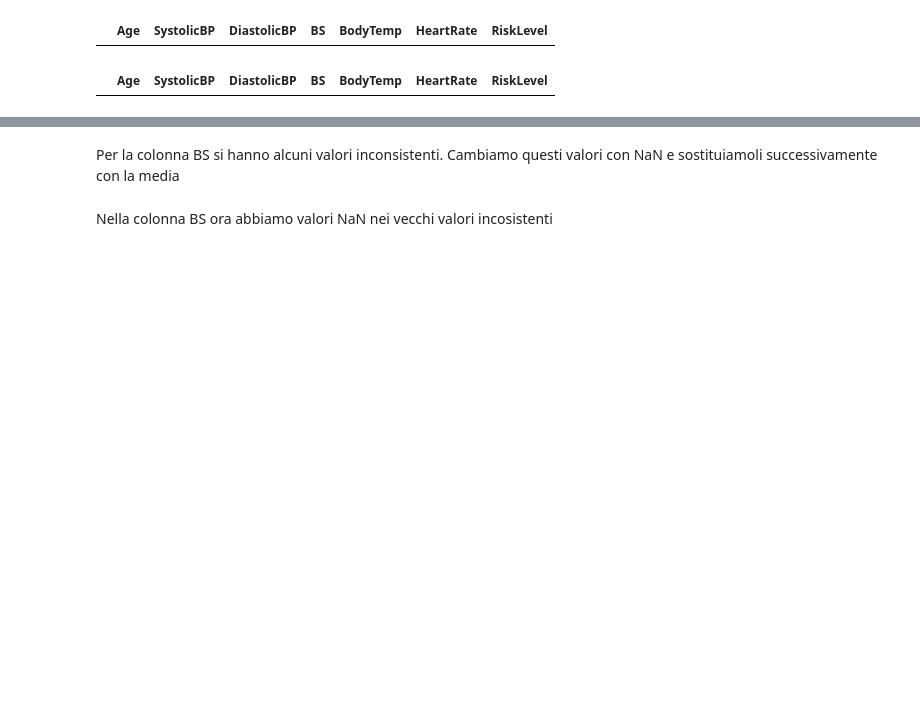
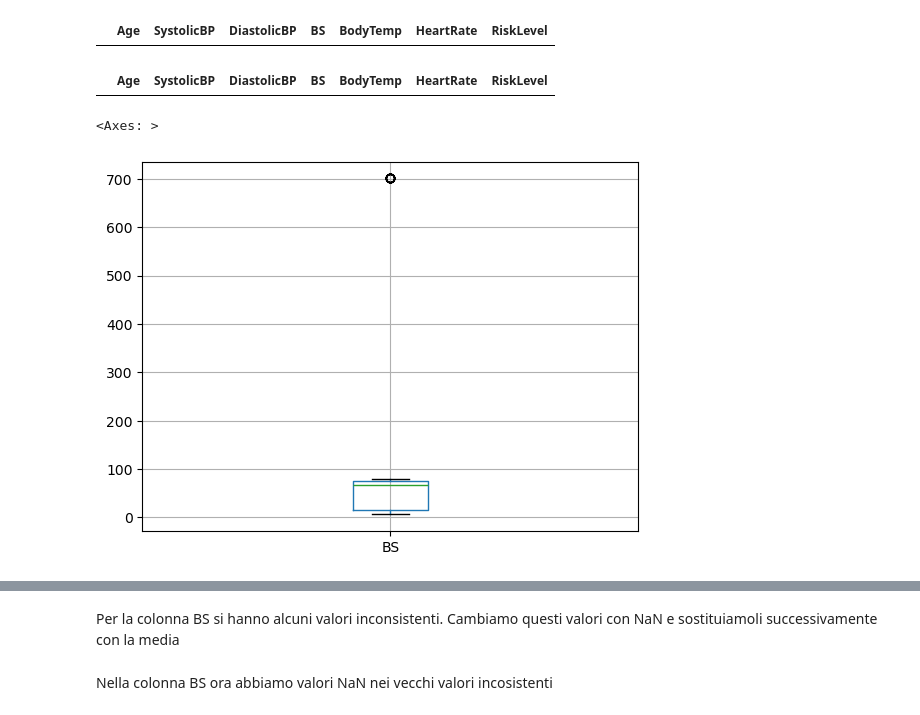
Before and after one commit to danlerr/Fondamenti-del-machine-learning, a Jupyter notebook: step2.ipynb, the cells around one changed output, grey strips where cells are left out. Saved outputs shown, nothing was run; the diff lists cells and outputs as text; code cells hidden in the pictures; blank space fills up the shorter version.

```diff
--- a/step2.ipynb
+++ b/step2.ipynb
@@ -237,4 +208,10 @@ training[(training['SystolicBP'] > 160 ) | (training['SystolicBP'] < 70)]
 training[(training['DiastolicBP'] > 100) | (training['DiastolicBP'] < 40)]
 # %% [output]
 |  | Age | SystolicBP | DiastolicBP | BS | BodyTemp | HeartRate | RiskLevel |
+# %%
+# Box plot per le variabili numeriche
+training.boxplot('BS')
+# %% [output]
+<Axes: >
+[figure, added]
 # %%
```
Also changed, not shown: parts of 24 cells of this notebook, 1 other file.
